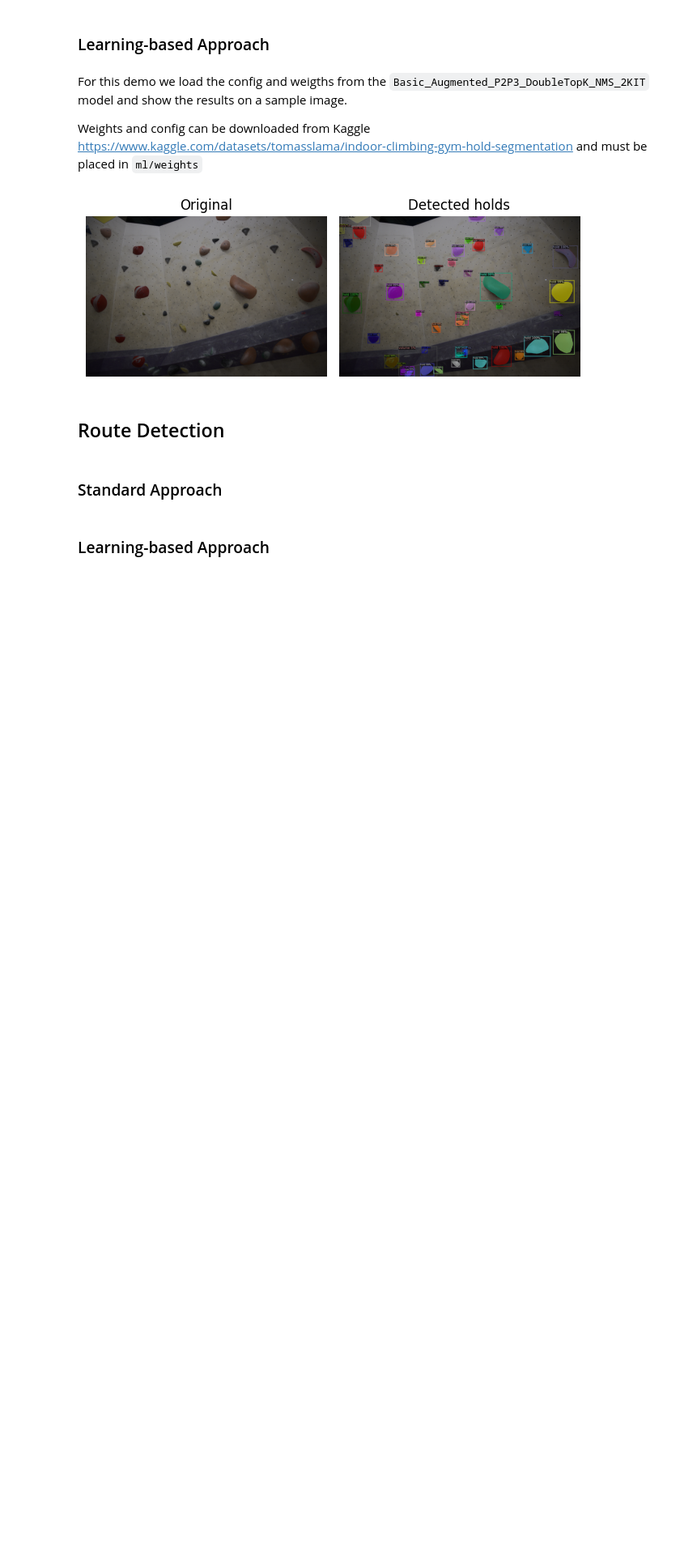
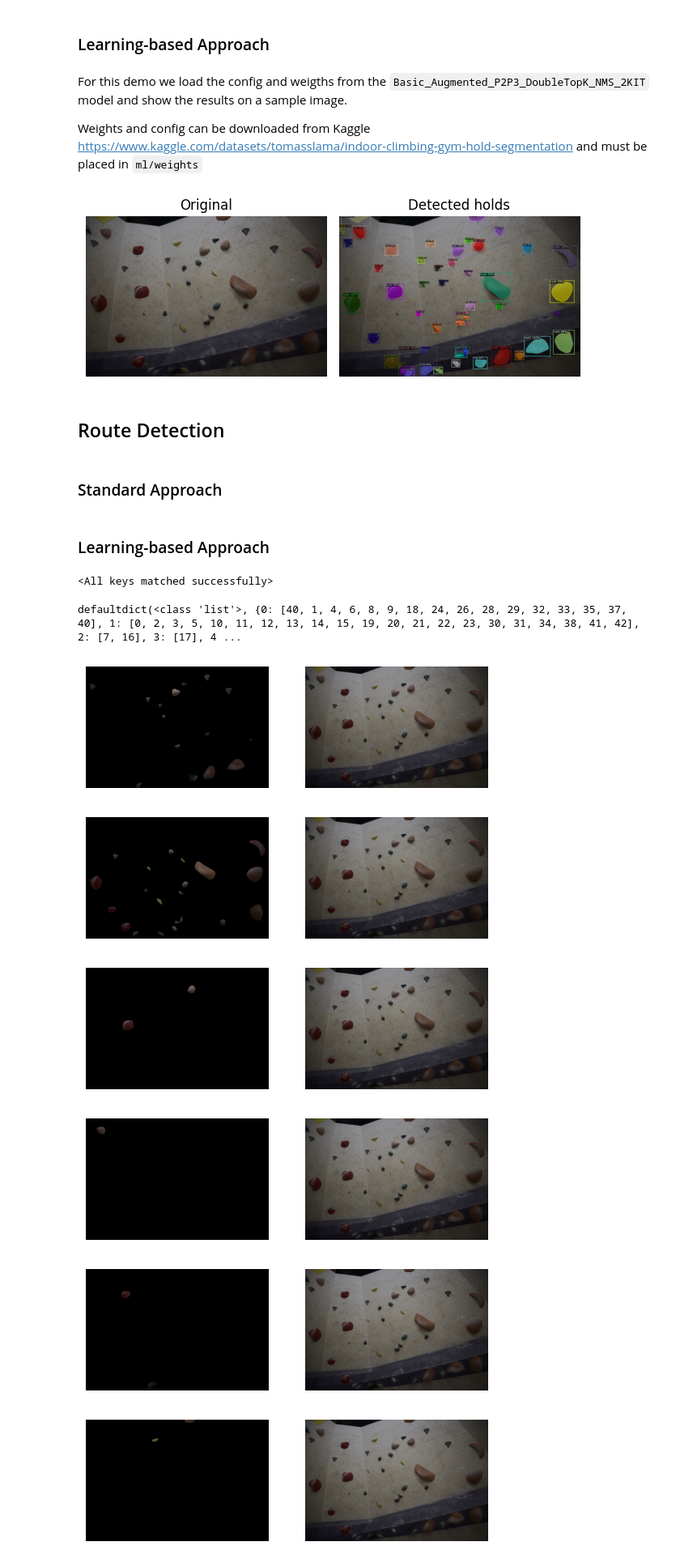
Before and after one commit to xiaoxiae/Indoor-Climbing-Hold-and-Route-Segmentation, a Jupyter notebook: demo.ipynb, the cells around one changed output. Shown at 81% size. Drawn from its saved outputs; the diff is of its cells as text; code cells hidden in the pictures; blank space fills up the shorter version.

Commit message:
add learning based route detection to demo

```diff
--- a/demo.ipynb
+++ b/demo.ipynb
@@ -182,3 +182,79 @@ plt.show()
 ### Standard Approach
 # %% [markdown]
 ### Learning-based Approach
+# %%
+import cv2
+import torch
+import random
+import numpy as np
+from detectron2.config import get_cfg
+from detectron2.engine import DefaultPredictor
+from detectron2.data import MetadataCatalog
+from ml.route_networks import TripletNet
+from collections import defaultdict
+from ml.utils import plot_routes_instances, instance_to_hold
+random.seed(42)
+
+device = torch.device("cuda:0" if torch.cuda.is_available() else "cpu")
+
+# Get config and weigths for model
+cfg = get_cfg()
+cfg.merge_from_file("ml/weights/experiment_config.yml")
+cfg.MODEL.WEIGHTS = "ml/weights/model_final.pth"
+cfg.MODEL.DEVICE='cpu'
+# Set metadata, in this case only the class names for plotting
+MetadataCatalog.get("meta").thing_classes = ["hold", "volume"]
+metadata = MetadataCatalog.get("meta")
+
+predictor = DefaultPredictor(cfg)
+
+img = cv2.imread("data/sm/298.jpg")
+# Get holds
+outputs = predictor(img)
+
+# Load weigths for TripletNet
+triplet_model = TripletNet().to(device)
+triplet_model.load_state_dict(torch.load("ml/weights/triplet_network_final.pt"))
+# %% [output]
+<All keys matched successfully>
+# %%
+instances = outputs["instances"]
+# Filter to only include holds with scorces > 0.7
+instances = instances[instances.pred_classes == 0]
+instances = instances[instances.scores > 0.7]
+
+# Initialize routes with random seed hold
+routes_dict = defaultdict(list)
+routes_dict[0] = [random.randint(0,len(instances)-1)]
+
+for hold_idx in range(len(instances)):
+    for route_id, holds in routes_dict.items():
+        dists = []
+        for route_hold_idx in holds:
+            with torch.no_grad():
+                input1 = instance_to_hold(instances[hold_idx], img, triplet_model.preprocess ,device).unsqueeze(0)
+                input2 = instance_to_hold(instances[route_hold_idx], img, triplet_model.preprocess, device).unsqueeze(0)
+                output1 = triplet_model(input1)
+                output2 = triplet_model(input2)
+            dist = torch.nn.functional.pairwise_distance(output1, output2).square().item()
+            dists.append(dist)
+        if np.median(np.array(dists)) <= 0.7 and np.max(dists) <= 2.65:
+            # Current hold is similar to all holds in existing route => Adding it to that route
+            routes_dict[route_id].append(hold_idx)
+            break
+    else:
+        # Current hold is not similar to any holds on existing routes => Add new route
+        routes_dict[max(routes_dict.keys()) + 1].append(hold_idx)
+print(routes_dict)
+
+figures_axes = plot_routes_instances(routes_dict, instances, img)
+for (fig, ax) in figures_axes:
+    fig.canvas.draw()
+# %% [output]
+defaultdict(<class 'list'>, {0: [40, 1, 4, 6, 8, 9, 18, 24, 26, 28, 29, 32, 33, 35, 37, 40], 1: [0, 2, 3, 5, 10, 11, 12, 13, 14, 15, 19, 20, 21, 22, 23, 30, 31, 34, 38, 41, 42], 2: [7, 16], 3: [17], 4 ...
+[figure, added]
+[figure, added]
+[figure, added]
+[figure, added]
+[figure, added]
+[figure, added]
```
